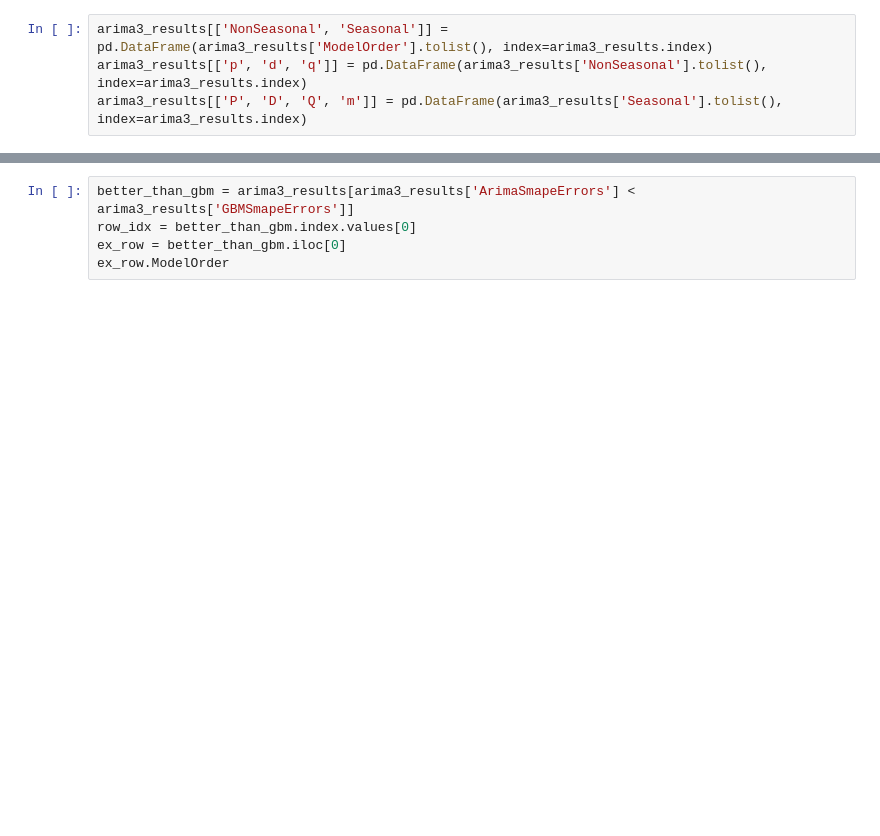
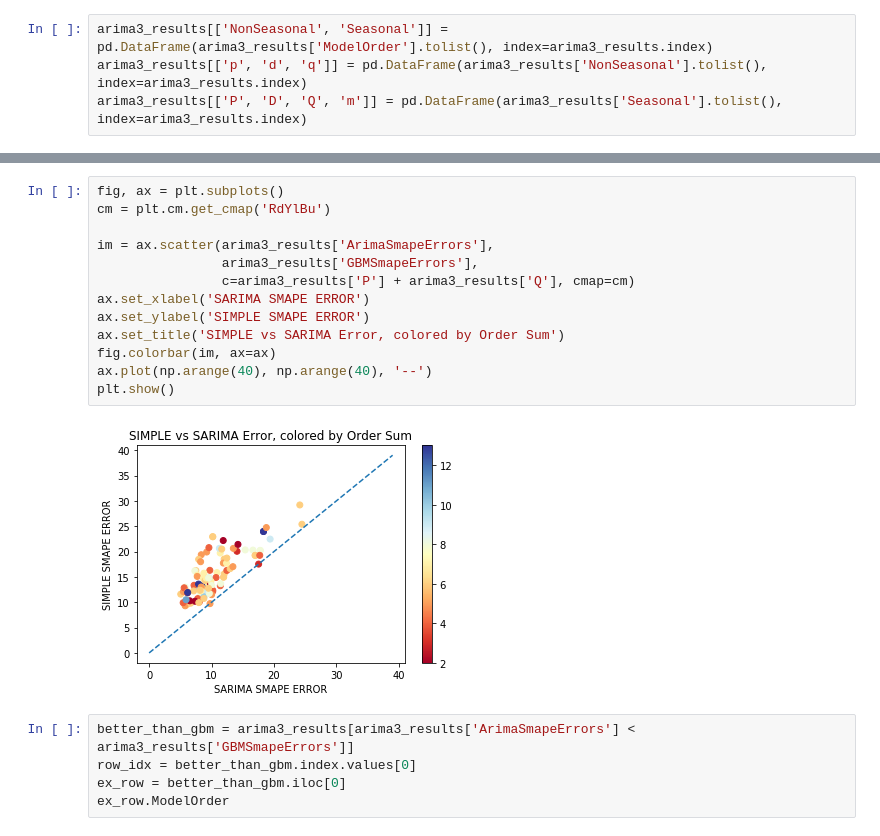
Before and after one commit to mocohen/Capstone-Project-1, a Jupyter notebook: Arima Results.ipynb, the cells around one changed output, grey strips where cells are left out. Saved outputs shown, nothing was run; the diff lists cells and outputs as text; blank space fills up the shorter version.

```diff
--- a/Arima Results.ipynb
+++ b/Arima Results.ipynb
@@ -554,3 +561,18 @@ plt.show()
+# %%
+fig, ax = plt.subplots()
+cm = plt.cm.get_cmap('RdYlBu')
+
+im = ax.scatter(arima3_results['ArimaSmapeErrors'],
+                arima3_results['GBMSmapeErrors'],
+                c=arima3_results['P'] + arima3_results['Q'], cmap=cm)
+ax.set_xlabel('SARIMA SMAPE ERROR')
+ax.set_ylabel('SIMPLE SMAPE ERROR')
+ax.set_title('SIMPLE vs SARIMA Error, colored by Order Sum')
+fig.colorbar(im, ax=ax)
+ax.plot(np.arange(40), np.arange(40), '--')
+plt.show()
+# %% [output]
+[figure, added]
 # %%
 better_than_gbm = arima3_results[arima3_results['ArimaSmapeErrors'] < arima3_results['GBMSmapeErrors']]
 row_idx = better_than_gbm.index.values[0]
```
Also changed, not shown: parts of 28 cells of this notebook.
